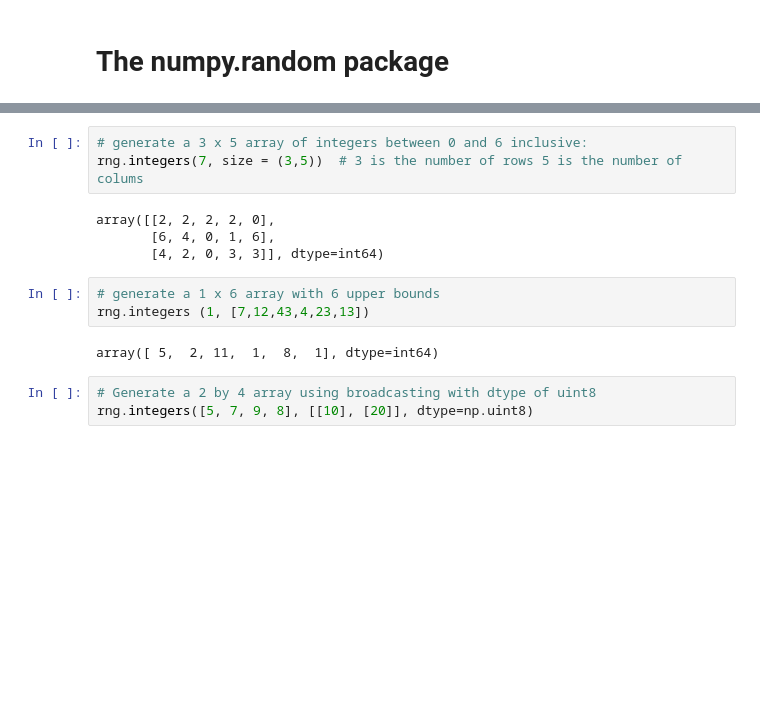
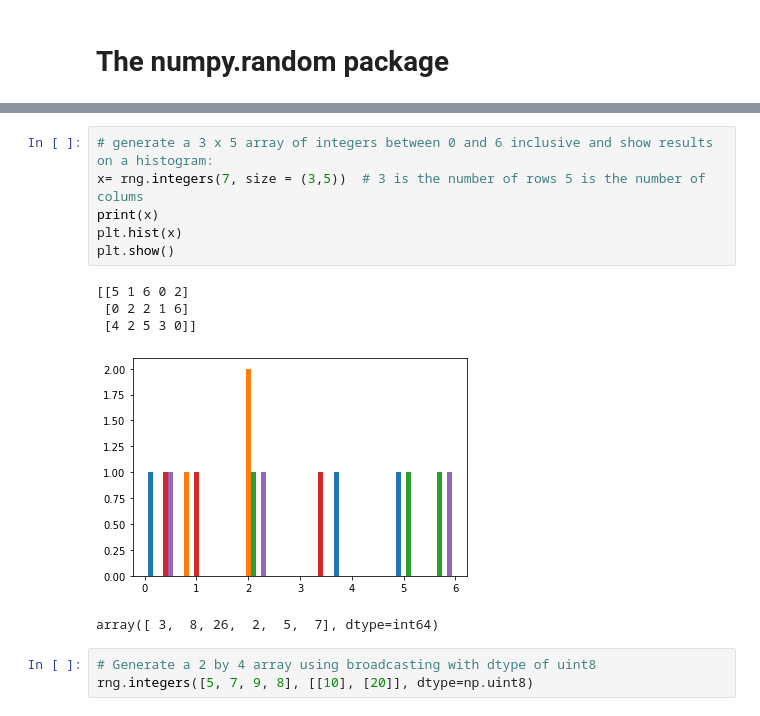
Before and after one commit to katel85/numpy.random-assignment-, a Jupyter notebook: numpy.random.ipynb, the cells around one changed output, grey strips where cells are left out. Cells and saved outputs as stored; diff of their text form; blank space fills up the shorter version.

```diff
--- a/numpy.random.ipynb
+++ b/numpy.random.ipynb
@@ -112,15 +109,17 @@ array([2, 1, 0, 0, 1, 3, 0, 1, 0, 3, 0, 2, 2, 1, 3, 0, 3, 3, 2, 2],
 # %%
-# generate a 3 x 5 array of integers between 0 and 6 inclusive:
-rng.integers(7, size = (3,5))  # 3 is the number of rows 5 is the number of colums
+# generate a 3 x 5 array of integers between 0 and 6 inclusive and show results on a histogram:
+x= rng.integers(7, size = (3,5))  # 3 is the number of rows 5 is the number of colums
+print(x)
+plt.hist(x)
+plt.show()
 # %% [output]
-array([[2, 2, 2, 2, 0],
-       [6, 4, 0, 1, 6],
-       [4, 2, 0, 3, 3]], dtype=int64)
+[[5 1 6 0 2]
+ [0 2 2 1 6]
+ [4 2 5 3 0]]
+[figure, added]
 # %%
-# generate a 1 x 6 array with 6 upper bounds
-rng.integers (1, [7,12,43,4,23,13])
 # %% [output]
-array([ 5,  2, 11,  1,  8,  1], dtype=int64)
+array([ 3,  8, 26,  2,  5,  7], dtype=int64)
 # %%
 # Generate a 2 by 4 array using broadcasting with dtype of uint8
 rng.integers([5, 7, 9, 8], [[10], [20]], dtype=np.uint8)
```
Also changed, not shown: parts of 38 cells of this notebook.
